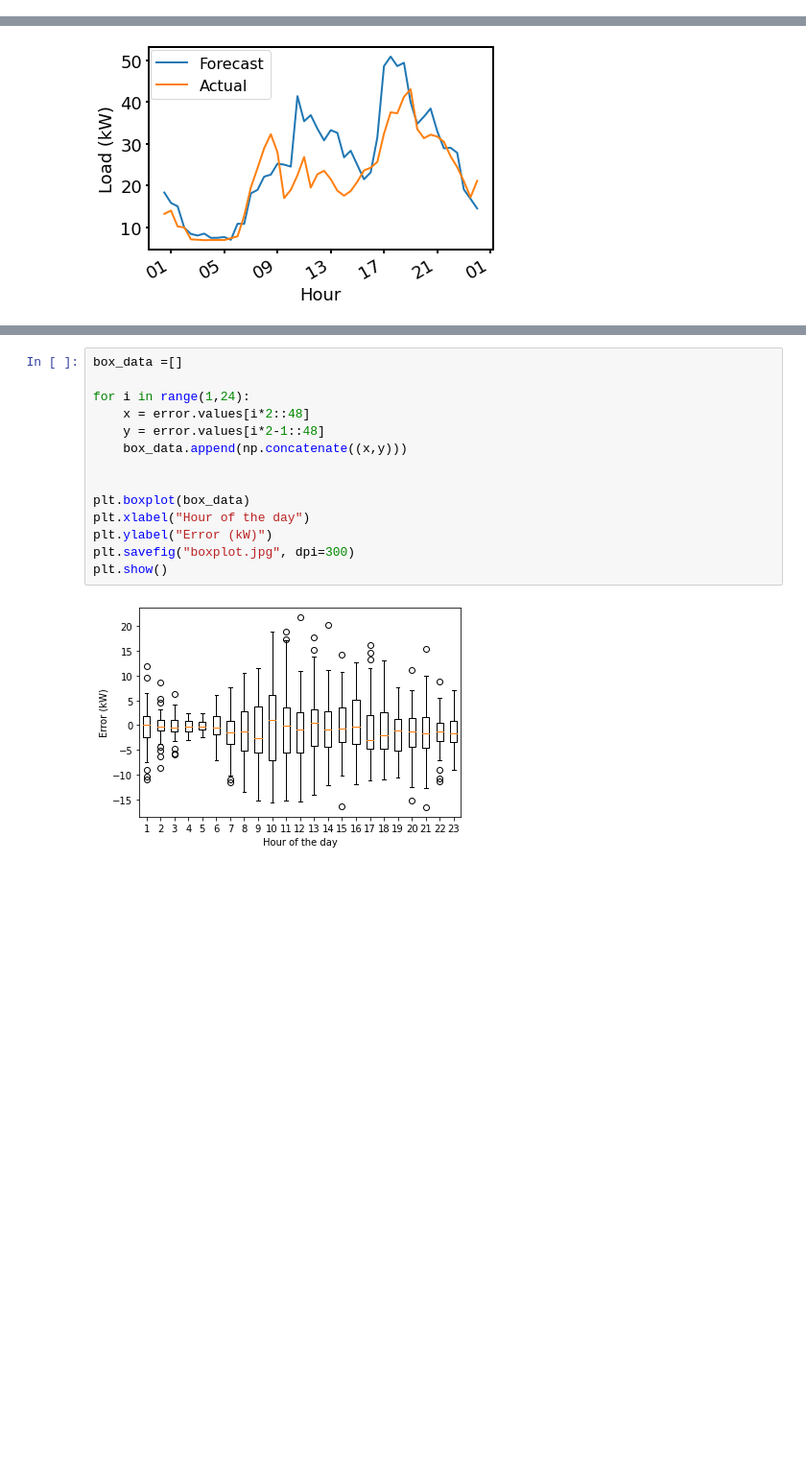
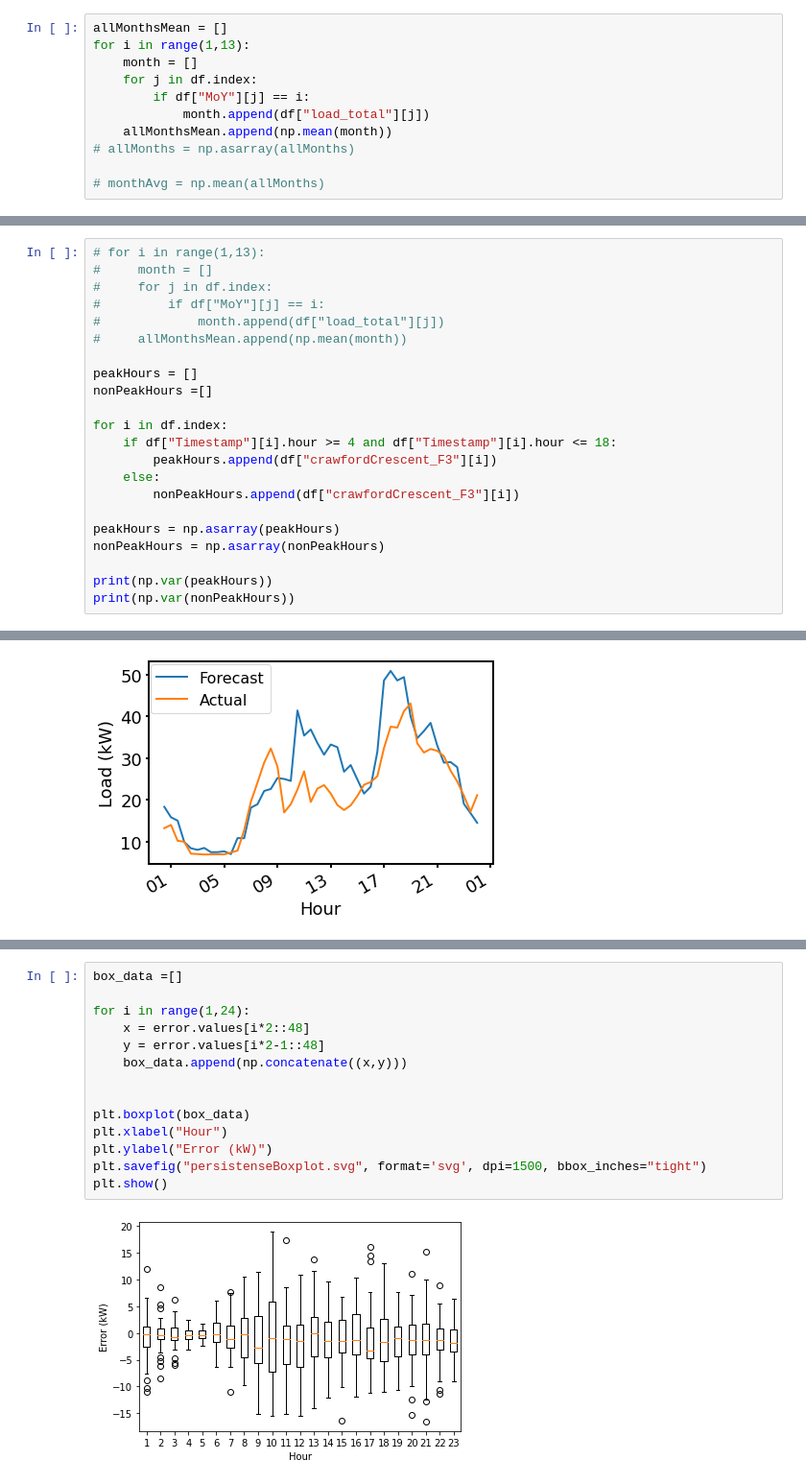
Before and after one commit to stait20/Code, a Jupyter notebook: Fife-data/FifeData.ipynb, the cells around one changed output, grey strips where cells are left out. Shown at 96% size. Drawn from its saved outputs; the diff is of its cells as text; blank space fills up the shorter version.

```diff
--- a/Fife-data/FifeData.ipynb
+++ b/Fife-data/FifeData.ipynb
@@ -26,0 +61,11 @@ df["pers_forecast"] = df["load_total"].shift(336, axis=0)
+# %%
+allMonthsMean = []
+for i in range(1,13):
+    month = []
+    for j in df.index:
+        if df["MoY"][j] == i:
+            month.append(df["load_total"][j])
+    allMonthsMean.append(np.mean(month))
+# allMonths = np.asarray(allMonths)
+
+# monthAvg = np.mean(allMonths)
@@ -26,0 +88,22 @@ df["pers_forecast"] = df["load_total"].shift(336, axis=0)
+# %%
+# for i in range(1,13):
+#     month = []
+#     for j in df.index:
+#         if df["MoY"][j] == i:
+#             month.append(df["load_total"][j])
+#     allMonthsMean.append(np.mean(month))
+
+peakHours = []
+nonPeakHours =[]
+
+for i in df.index:
+    if df["Timestamp"][i].hour >= 4 and df["Timestamp"][i].hour <= 18:
+        peakHours.append(df["crawfordCrescent_F3"][i])
+    else:
+        nonPeakHours.append(df["crawfordCrescent_F3"][i])
+
+peakHours = np.asarray(peakHours)
+nonPeakHours = np.asarray(nonPeakHours)
+
+print(np.var(peakHours))
+print(np.var(nonPeakHours))
@@ -147,16 +270,16 @@ plt.show()
 # %%
 box_data =[]
 
 for i in range(1,24):
     x = error.values[i*2::48]
     y = error.values[i*2-1::48]
     box_data.append(np.concatenate((x,y)))
 
 
 plt.boxplot(box_data)
-plt.xlabel("Hour of the day")
+plt.xlabel("Hour")
 plt.ylabel("Error (kW)")
-plt.savefig("boxplot.jpg", dpi=300)
+plt.savefig("persistenseBoxplot.svg", format='svg', dpi=1500, bbox_inches="tight")
 plt.show()
 # %% [output]
-[figure, old version]
+[figure, new version]
```
Also changed, not shown: parts of 11 cells of this notebook, 4 other files.
